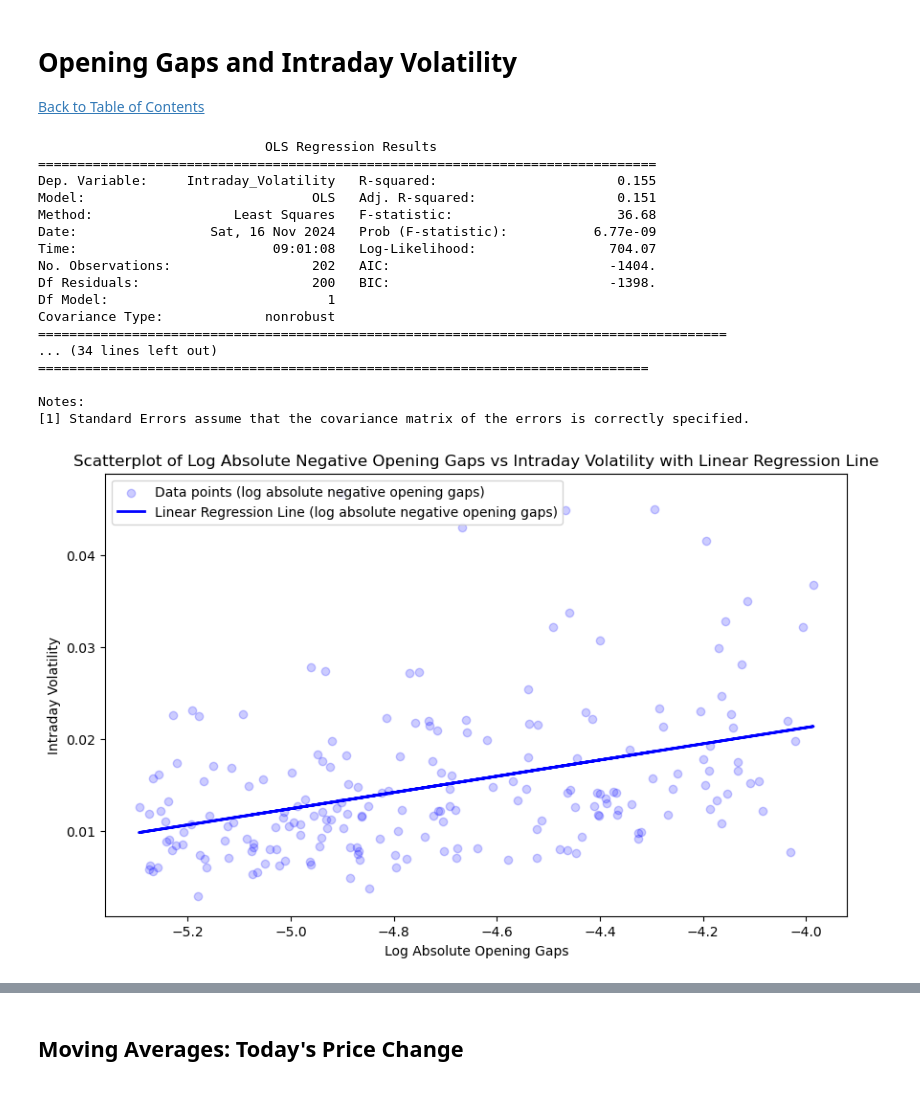
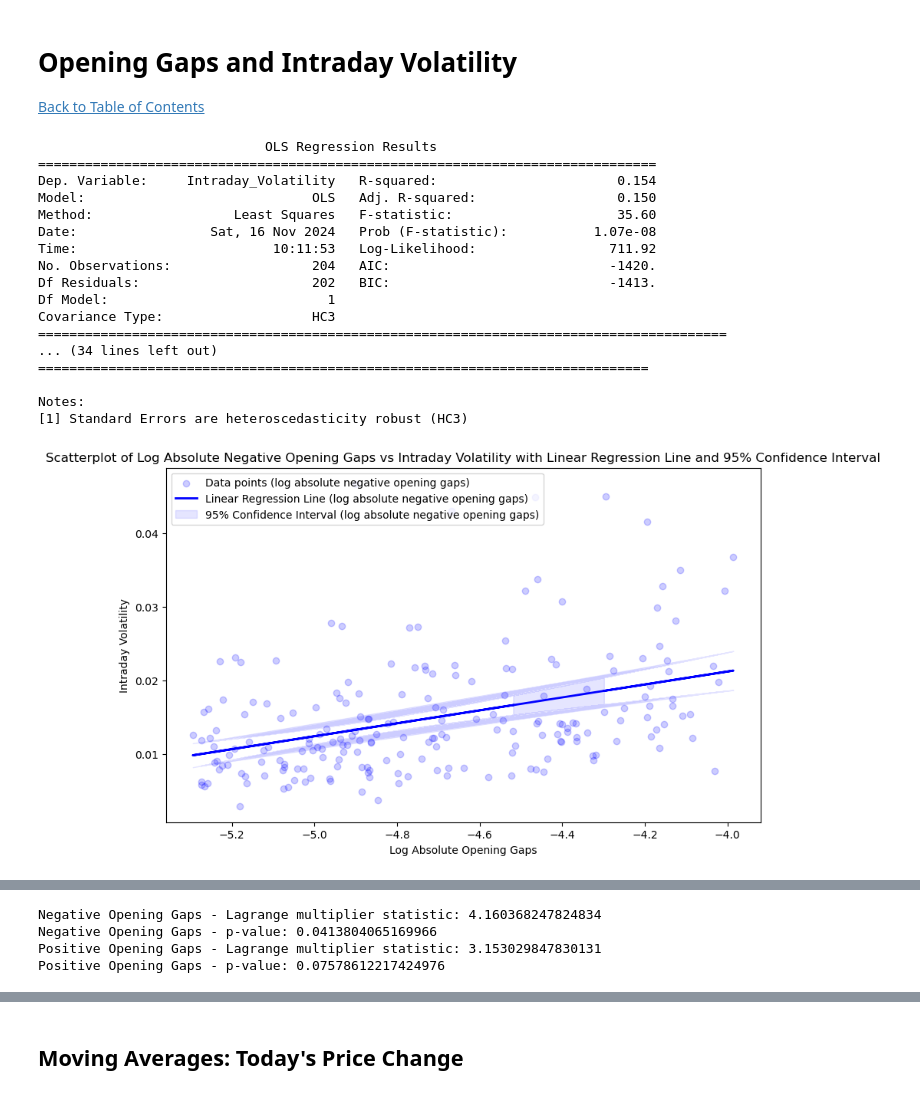
Before and after one commit to Nicholas-Sanso/SPY_Behavior, a Jupyter notebook: spy_full.ipynb, the cells around one changed output, grey strips where cells are left out. Saved outputs shown, nothing was run; the diff lists cells and outputs as text; code cells hidden in the pictures.

```diff
--- a/spy_full.ipynb
+++ b/spy_full.ipynb
@@ -756,6 +758,7 @@ This doesn'tt answer the question of mean reversion at all, because you're setti
 import numpy as np
 import statsmodels.api as sm
 import matplotlib.pyplot as plt
+import statsmodels.stats.api as sms
 
 # Filter the DataFrame based on the specified criteria and intraday volatility
 filtered_data_below = data.loc[(data['opening_gaps'] > -0.02) & (data['opening_gaps'] < -0.005) & (data['Intraday_Volatility'] <= 0.05)].copy()
@@ -771,14 +774,18 @@ X_below = sm.add_constant(X_below)  # Adds a constant term to the predictor
 
 y_below = filtered_data_below['Intraday_Volatility']
 
-# Fit the model
-model_below = sm.OLS(y_below, X_below).fit()
+# Fit the model with RBSE
+model_below = sm.OLS(y_below, X_below).fit(cov_type='HC3')
 
 # Print the OLS results
 print(model_below.summary())
 
-# Predict values
-predictions_below = model_below.predict(X_below)
+# Predict values and get confidence intervals
+predictions_below = model_below.get_prediction(X_below)
+predictions_below_summary = predictions_below.summary_frame(alpha=0.05)
+predicted_mean_below = predictions_below_summary['mean']
+conf_int_below_lower = predictions_below_summary['mean_ci_lower']
+conf_int_below_upper = predictions_below_summary['mean_ci_upper']
 
 # Second regression (greater than 0.005 and less than 0.02)
 X_above = filtered_data_above['log_abs_opening_gaps']
@@ -786,14 +793,18 @@ X_above = sm.add_constant(X_above)  # Adds a constant term to the predictor
 
 y_above = filtered_data_above['Intraday_Volatility']
 
-# Fit the model
-model_above = sm.OLS(y_above, X_above).fit()
+# Fit the model with RBSE
+model_above = sm.OLS(y_above, X_above).fit(cov_type='HC3')
 
 # Print the OLS results
 print(model_above.summary())
 
-# Predict values
-predictions_above = model_above.predict(X_above)
+# Predict values and get confidence intervals
+predictions_above = model_above.get_prediction(X_above)
+predictions_above_summary = predictions_above.summary_frame(alpha=0.05)
+predicted_mean_above = predictions_above_summary['mean']
+conf_int_above_lower = predictions_above_summary['mean_ci_lower']
+conf_int_above_upper = predictions_above_summary['mean_ci_upper']
 
 # Create the scatter plot for negative opening gaps
 plt.figure(figsize=(10, 6))
@@ -803,12 +814,15 @@ plt.scatter(filtered_data_below['log_abs_opening_gaps'], filtered_data_below['In
                              color='blue', alpha=0.2, label='Data points (log absolute negative opening gaps)')
 
 # Plot the linear regression line for the first regression
-plt.plot(filtered_data_below['log_abs_opening_gaps'], predictions_below, color='blue', linewidth=2, label='Linear Regression Line (log absolute negative opening gaps)')
+plt.plot(filtered_data_below['log_abs_opening_gaps'], predicted_mean_below, color='blue', linewidth=2, label='Linear Regression Line (log absolute negative opening gaps)')
+
+# Plot the confidence intervals for the first regression
+plt.fill_between(filtered_data_below['log_abs_opening_gaps'], conf_int_below_lower, conf_int_below_upper, color='blue', alpha=0.1, label='95% Confidence Interval (log absolute negative opening gaps)')
 
 # Add labels and title
 plt.xlabel('Log Absolute Opening Gaps')
 plt.ylabel('Intraday Volatility')
-plt.title('Scatterplot of Log Absolute Negative Opening Gaps vs Intraday Volatility with Linear Regression Line')
+plt.title('Scatterplot of Log Absolute Negative Opening Gaps vs Intraday Volatility with Linear Regression Line and 95% Confidence Interval')
 
 # Add legend
 plt.legend()
@@ -816,42 +830,55 @@ plt.legend()
 # Show and save the plot
 plt.show()
 
 # Create the scatter plot for positive opening gaps
 plt.figure(figsize=(10, 6))
 
 # Scatter plot for the second regression
 plt.scatter(filtered_data_above['log_abs_opening_gaps'], filtered_data_above['Intraday_Volatility'],
                              color='red', alpha=0.2, label='Data points (log absolute positive opening gaps)')
 
 # Plot the linear regression line for the second regression
-plt.plot(filtered_data_above['log_abs_opening_gaps'], predictions_above, color='red', linewidth=2, label='Linear Regression Line (log absolute positive opening gaps)')
+plt.plot(filtered_data_above['log_abs_opening_gaps'], predicted_mean_above, color='red', linewidth=2, label='Linear Regression Line (log absolute positive opening gaps)')
+
+# Plot the confidence intervals for the second regression
+plt.fill_between(filtered_data_above['log_abs_opening_gaps'], conf_int_above_lower, conf_int_above_upper, color='red', alpha=0.1, label='95% Confidence Interval (log absolute positive opening gaps)')
 
 # Add labels and title
 plt.xlabel('Log Absolute Opening Gaps')
 plt.ylabel('Intraday Volatility')
-plt.title('Scatterplot of Log Absolute Positive Opening Gaps vs Intraday Volatility with Linear Regression Line')
+plt.title('Scatterplot of Log Absolute Positive Opening Gaps vs Intraday Volatility with Linear Regression Line and 95% Confidence Interval')
 
 # Add legend
 plt.legend()
 
 # Show and save the plot
 plt.show()
+
+# Perform the Breusch-Pagan test for the first regression
+test_below = sms.het_breuschpagan(model_below.resid, model_below.model.exog)
+print(f'Negative Opening Gaps - Lagrange multiplier statistic: {test_below[0]}')
+print(f'Negative Opening Gaps - p-value: {test_below[1]}')
+
+# Perform the Breusch-Pagan test for the second regression
+test_above = sms.het_breuschpagan(model_above.resid, model_above.model.exog)
+print(f'Positive Opening Gaps - Lagrange multiplier statistic: {test_above[0]}')
+print(f'Positive Opening Gaps - p-value: {test_above[1]}')
 # %% [output]
                              OLS Regression Results
 ===============================================================================
-Dep. Variable:     Intraday_Volatility   R-squared:                       0.155
-Model:                             OLS   Adj. R-squared:                  0.151
-Method:                  Least Squares   F-statistic:                     36.68
-Date:                 Sat, 16 Nov 2024   Prob (F-statistic):           6.77e-09
-Time:                         09:01:08   Log-Likelihood:                 704.07
-No. Observations:                  202   AIC:                            -1404.
-Df Residuals:                      200   BIC:                            -1398.
+Dep. Variable:     Intraday_Volatility   R-squared:                       0.154
+Model:                             OLS   Adj. R-squared:                  0.150
+Method:                  Least Squares   F-statistic:                     35.60
+Date:                 Sat, 16 Nov 2024   Prob (F-statistic):           1.07e-08
+Time:                         10:11:53   Log-Likelihood:                 711.92
+No. Observations:                  204   AIC:                            -1420.
+Df Residuals:                      202   BIC:                            -1413.
 Df Model:                            1
-Covariance Type:             nonrobust
+Covariance Type:                   HC3
 ========================================================================================
 ... (34 lines left out)
 ==============================================================================
 
 Notes:
-[1] Standard Errors assume that the covariance matrix of the errors is correctly specified.
+[1] Standard Errors are heteroscedasticity robust (HC3)
-[figure, old version]
+[figure, new version]
@@ -858,0 +886,4 @@ Notes:
+Negative Opening Gaps - Lagrange multiplier statistic: 4.160368247824834
+Negative Opening Gaps - p-value: 0.0413804065169966
+Positive Opening Gaps - Lagrange multiplier statistic: 3.153029847830131
+Positive Opening Gaps - p-value: 0.07578612217424976
```
Also changed, not shown: parts of 14 cells of this notebook.
